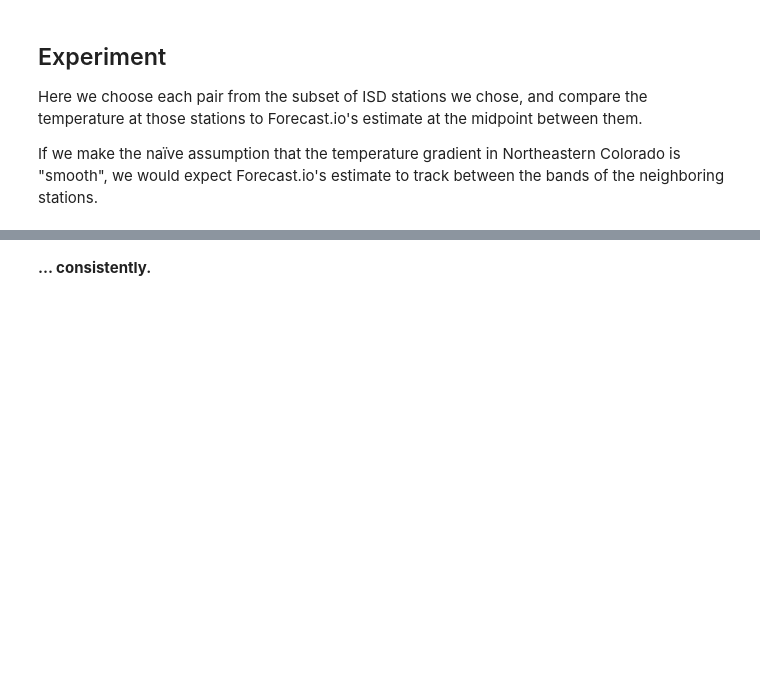
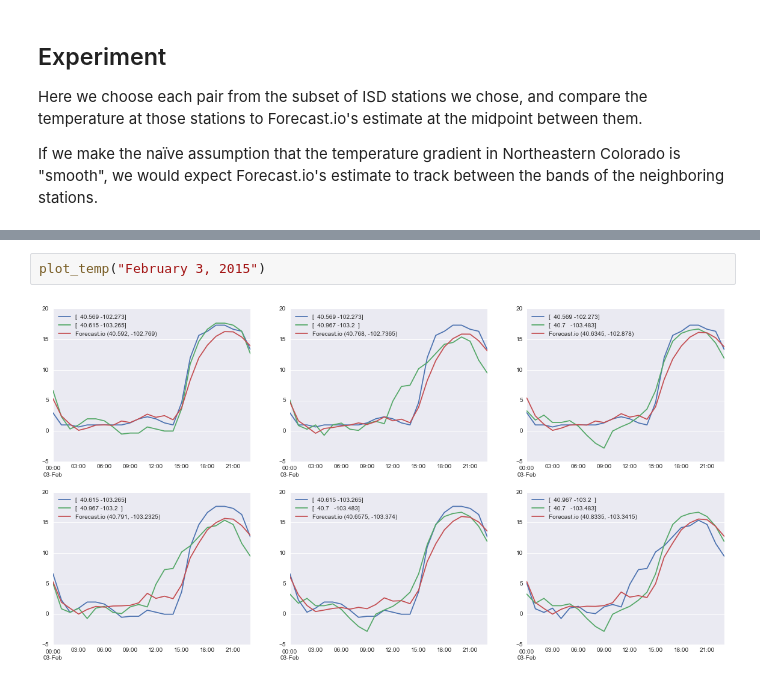
Before and after one commit to hack-c/weathergrab, a Jupyter notebook: Weather Data Demo.ipynb, the cells around one changed output, grey strips where cells are left out. Saved outputs shown, nothing was run; the diff lists cells and outputs as text; blank space fills up the shorter version.

```diff
--- a/Weather Data Demo.ipynb
+++ b/Weather Data Demo.ipynb
@@ -257,2 +259,4 @@ plot_temp("March 6, 2015")
-# %% [markdown]
-**... consistently.**
+# %%
+plot_temp("February 3, 2015")
+# %% [output]
+[figure, added]
```
Also changed, not shown: parts of 10 cells of this notebook.
